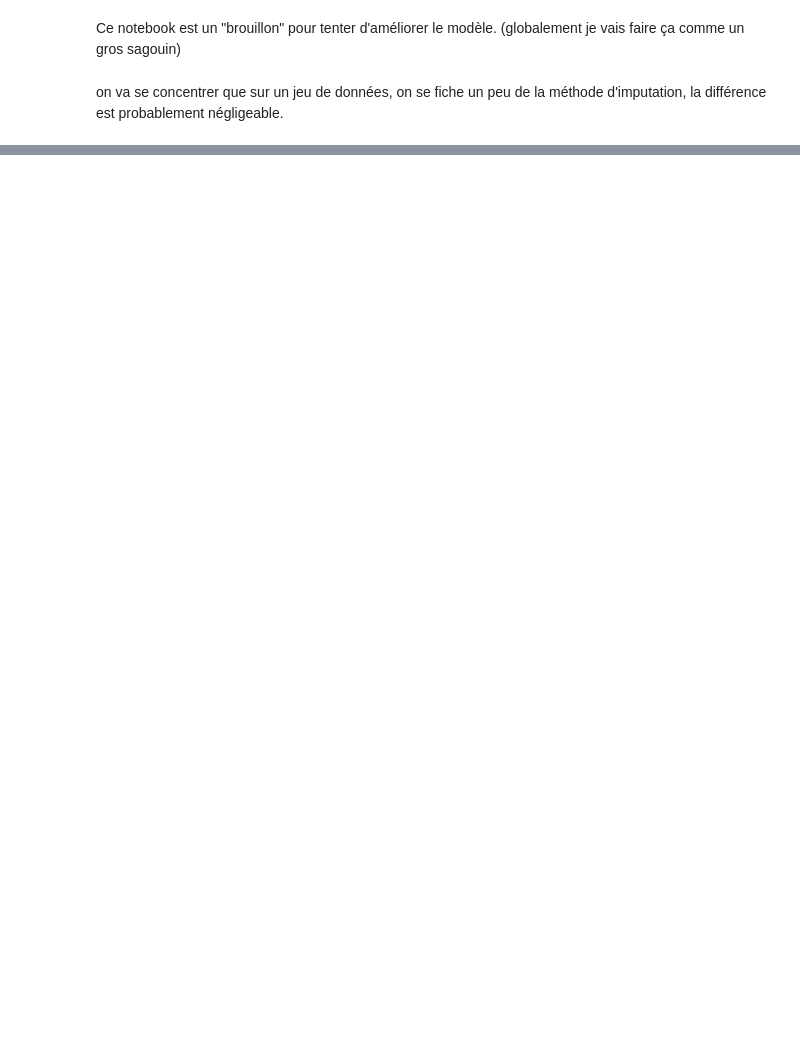
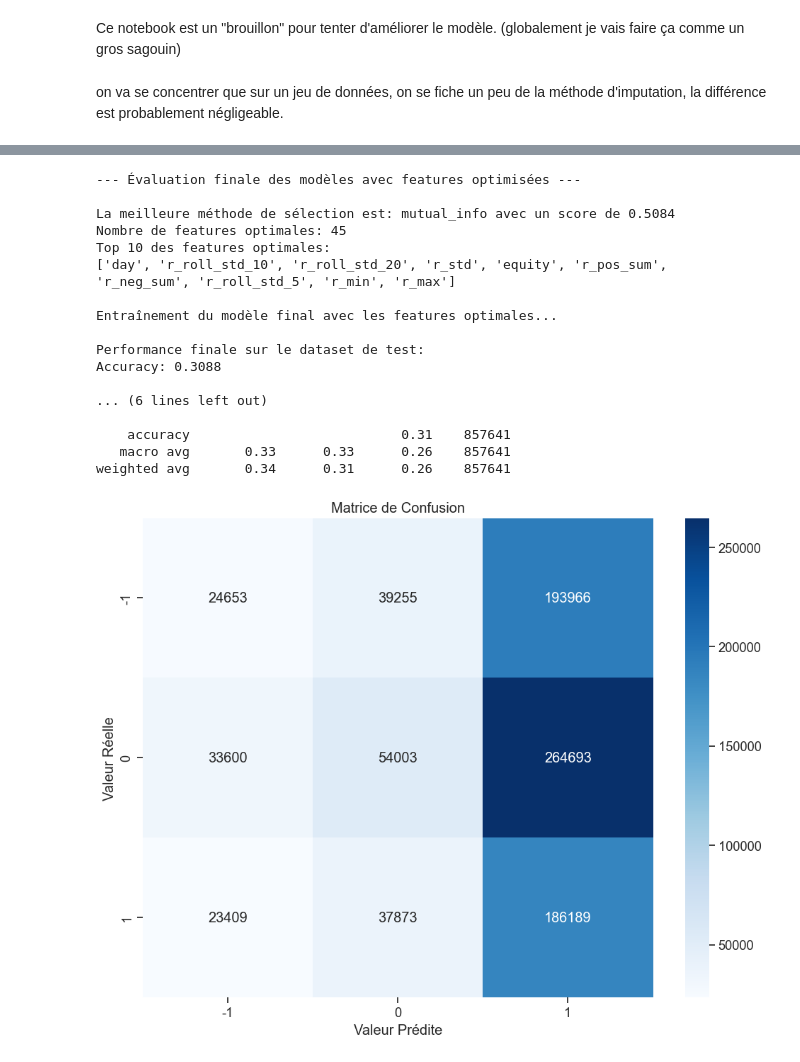
Before and after one commit to Julien-Zanin/ML-DataChallenge, a Jupyter notebook: improving_model.ipynb, the cells around one changed output, grey strips where cells are left out. Cells and saved outputs as stored; diff of their text form; code cells hidden in the pictures; blank space fills up the shorter version.

```diff
--- a/improving_model.ipynb
+++ b/improving_model.ipynb
@@ -71,0 +78,3 @@ print(f"Nombre de lignes test: {X_test_70.shape[0]}, Nombre de colonnes: {X_test
+# %%
+X_train = pd.read_csv(r"input_training.csv")
+X_test = pd.read_csv(r"input_test.csv")
@@ -326,10 +619,6 @@ for method_name, results in all_results.items():
 # %%
-
-# =========================================
-# Section 6: Évaluation finale des modèles avec features optimisées
-# =========================================
 print("\n\n--- Évaluation finale des modèles avec features optimisées ---")
-
+inverse_mapping = {0: -1, 1: 0, 2: 1}
 # 6.1 Identification de la meilleure méthode de sélection
 best_method = None
 best_score = 0
@@ -354,35 +643,69 @@ if best_method:
     X_test_normalized = normalize_rendements_by_row(X_test)
     X_test_selected = X_test_normalized[best_features]
 
+    # Remappage des classes pour le modèle final
+    y_train_mapped = y.map(mapping)
+    y_test_mapped = y_test_ffbf_with_features.map(mapping)
+
     # Entraînement du modèle final
     print("\nEntraînement du modèle final avec les features optimales...")
     final_model = Pipeline([
         ('scaler', StandardScaler()),
         ('model', xgboost_factory())
     ])
 
-    final_model.fit(X_train_selected, y)
+    final_model.fit(X_train_selected, y_train_mapped)
 
     # Prédiction sur le dataset de test
-    y_pred = final_model.predict(X_test_selected)
+    y_pred_mapped = final_model.predict(X_test_selected)
+
+    # Remappage inverse pour l'évaluation
+    y_pred = np.array([inverse_mapping[val] for val in y_pred_mapped])
 
     # Évaluation des performances
     accuracy = accuracy_score(y_test_ffbf_with_features, y_pred)
     print(f"\nPerformance finale sur le dataset de test:")
     print(f"Accuracy: {accuracy:.4f}")
 
     print("\nClassification Report:")
     print(classification_report(y_test_ffbf_with_features, y_pred))
 
     # Affichage de la matrice de confusion
     conf_matrix = confusion_matrix(y_test_ffbf_with_features, y_pred)
     plt.figure(figsize=(10, 8))
     sns.heatmap(conf_matrix, annot=True, fmt='d', cmap='Blues',
                 xticklabels=[-1, 0, 1], yticklabels=[-1, 0, 1])
     plt.title('Matrice de Confusion')
     plt.xlabel('Valeur Prédite')
     plt.ylabel('Valeur Réelle')
     plt.tight_layout()
     plt.show()
 else:
     print("Aucune méthode de sélection n'a généré de résultat d'optimisation valide.")
+    # Créer un ensemble de features par défaut si rien n'a fonctionné
+    print("Utilisation d'un ensemble de features par défaut...")
+
+    # Utiliser les features les plus corrélées avec la cible
+    correlations = X.corrwith(y).abs().sort_values(ascending=False)
+    best_features = correlations.head(20).index.tolist()
+
+    print(f"Features par défaut (top corrélations): {best_features[:10]}")
+# %% [output]
+--- Évaluation finale des modèles avec features optimisées ---
+
+La meilleure méthode de sélection est: mutual_info avec un score de 0.5084
+Nombre de features optimales: 45
+Top 10 des features optimales:
+['day', 'r_roll_std_10', 'r_roll_std_20', 'r_std', 'equity', 'r_pos_sum', 'r_neg_sum', 'r_roll_std_5', 'r_min', 'r_max']
+
+Entraînement du modèle final avec les features optimales...
+
+Performance finale sur le dataset de test:
+Accuracy: 0.3088
+
+... (6 lines left out)
+
+    accuracy                           0.31    857641
+   macro avg       0.33      0.33      0.26    857641
+weighted avg       0.34      0.31      0.26    857641
+[figure, added]
```
Also changed, not shown: parts of 27 cells of this notebook.
